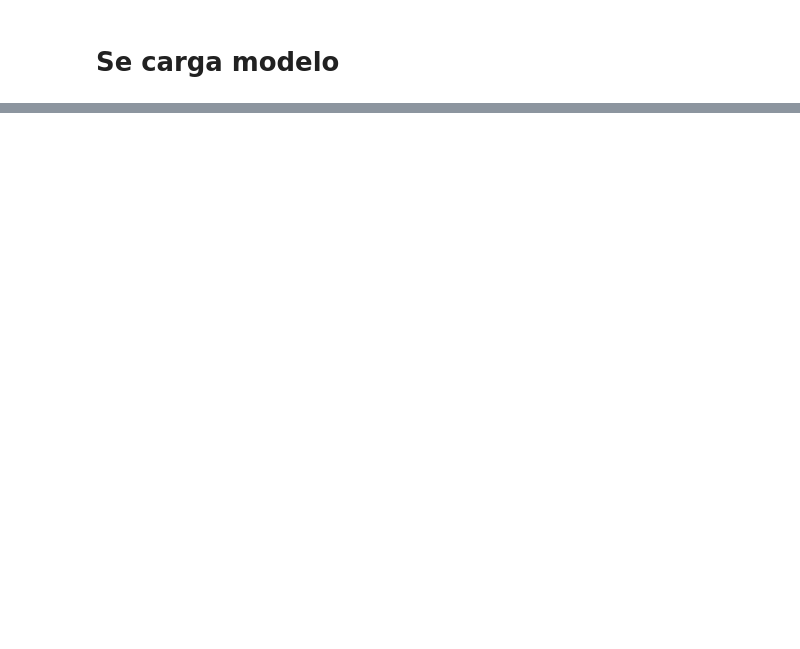
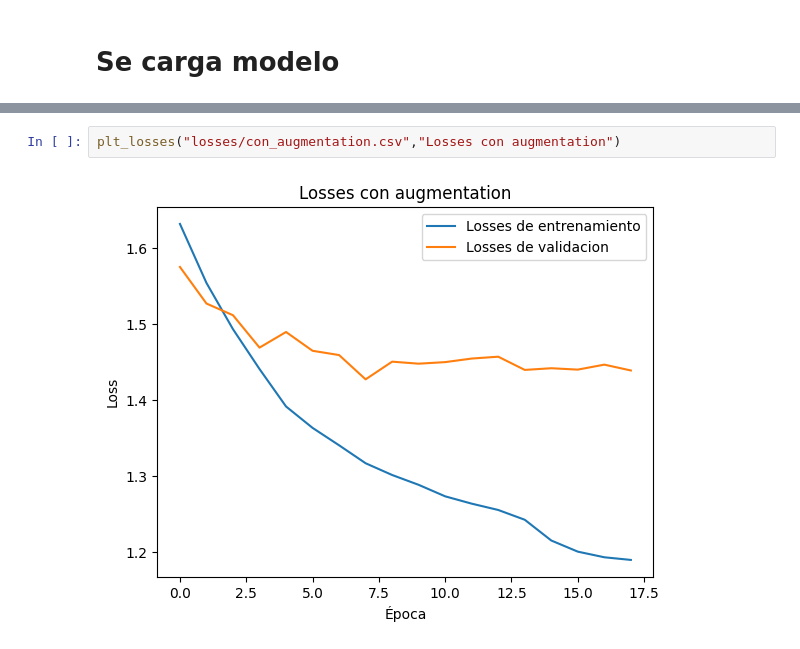
Before and after one commit to sbstnvsqz0/EL7060, a Jupyter notebook: T2/demo.ipynb, the cells around one changed output, grey strips where cells are left out. Drawn from its saved outputs; the diff is of its cells as text; blank space fills up the shorter version.

```diff
--- a/T2/demo.ipynb
+++ b/T2/demo.ipynb
@@ -57,0 +69,4 @@ model.load_model("model.pth")
+# %%
+plt_losses("losses/con_augmentation.csv","Losses con augmentation")
+# %% [output]
+[figure, added]
```
Also changed, not shown: parts of 10 cells of this notebook, 6 other files.
